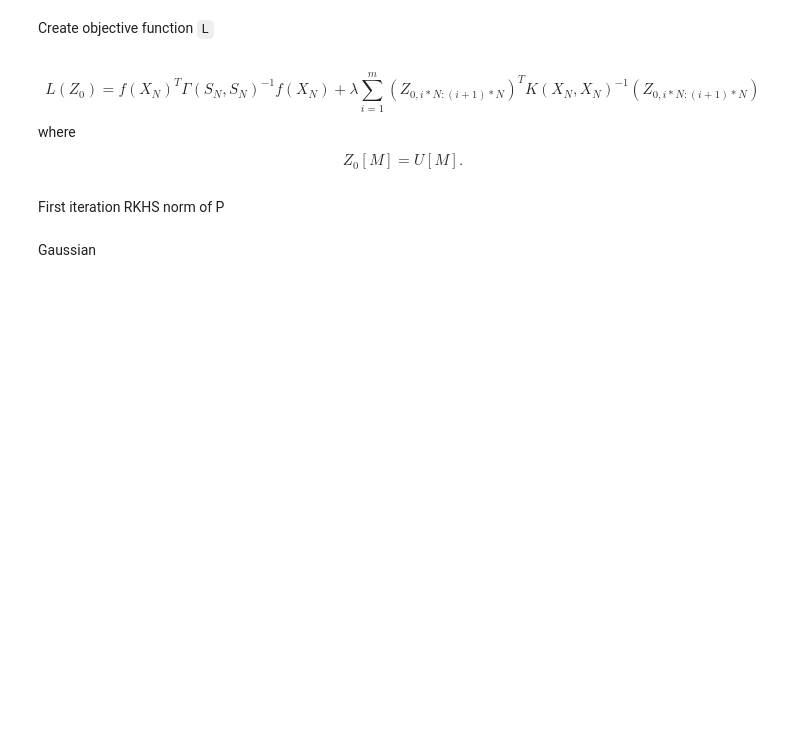
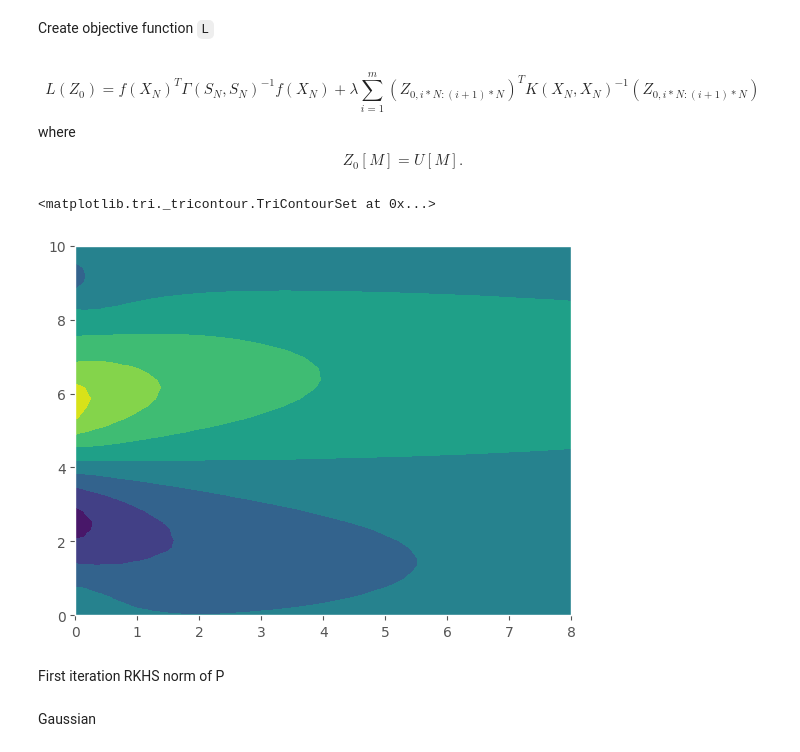
Before and after one commit to TADSGroup/kernelequationlearning, a Jupyter notebook: examples/Burgers/onepfive_step.ipynb, the cells around one changed output. Cells and saved outputs as stored; diff of their text form; code cells hidden in the pictures; blank space fills up the shorter version.

```diff
--- a/examples/Burgers/onepfive_step.ipynb
+++ b/examples/Burgers/onepfive_step.ipynb
@@ -72,6 +72,11 @@ U_x_gh_tr_pred = np.load('data/U_x_gh_tr_pred.npy')
 U_xx_gh_tr_pred = np.load('data/U_xx_gh_tr_pred.npy')
 # Build Z_warm
 Z_warm = jnp.array(U_gh_tr_pred.T.reshape(N_gh_tr*m,))
+# %%
+plt.tricontourf(X_gh_tr[:1600,0],X_gh_tr[:1600,1],Z_warm[:1600])
+# %% [output]
+<matplotlib.tri._tricontour.TriContourSet at 0x...>
+[figure, added]
 # %% [markdown]
 First iteration RKHS norm of P
 # %% [markdown]
```
Also changed, not shown: parts of 9 cells of this notebook.
